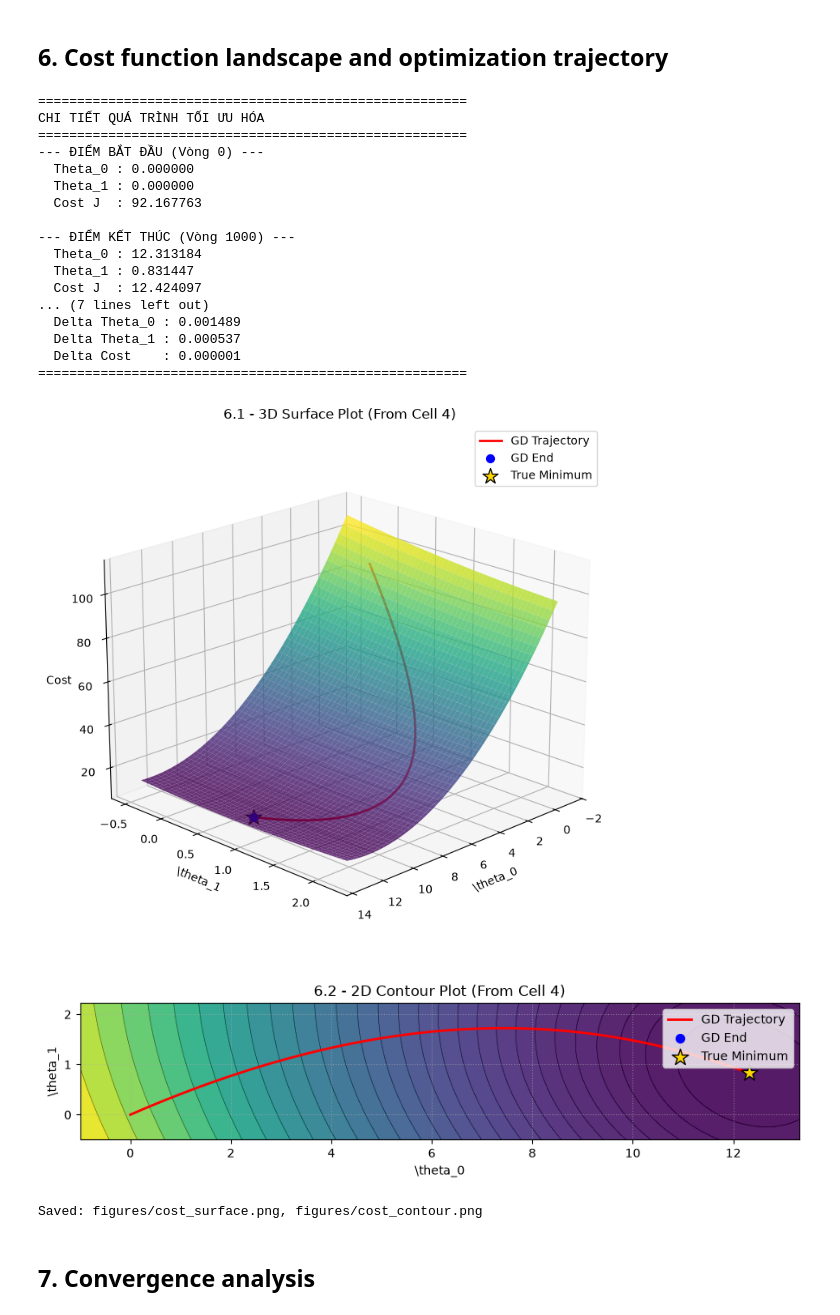
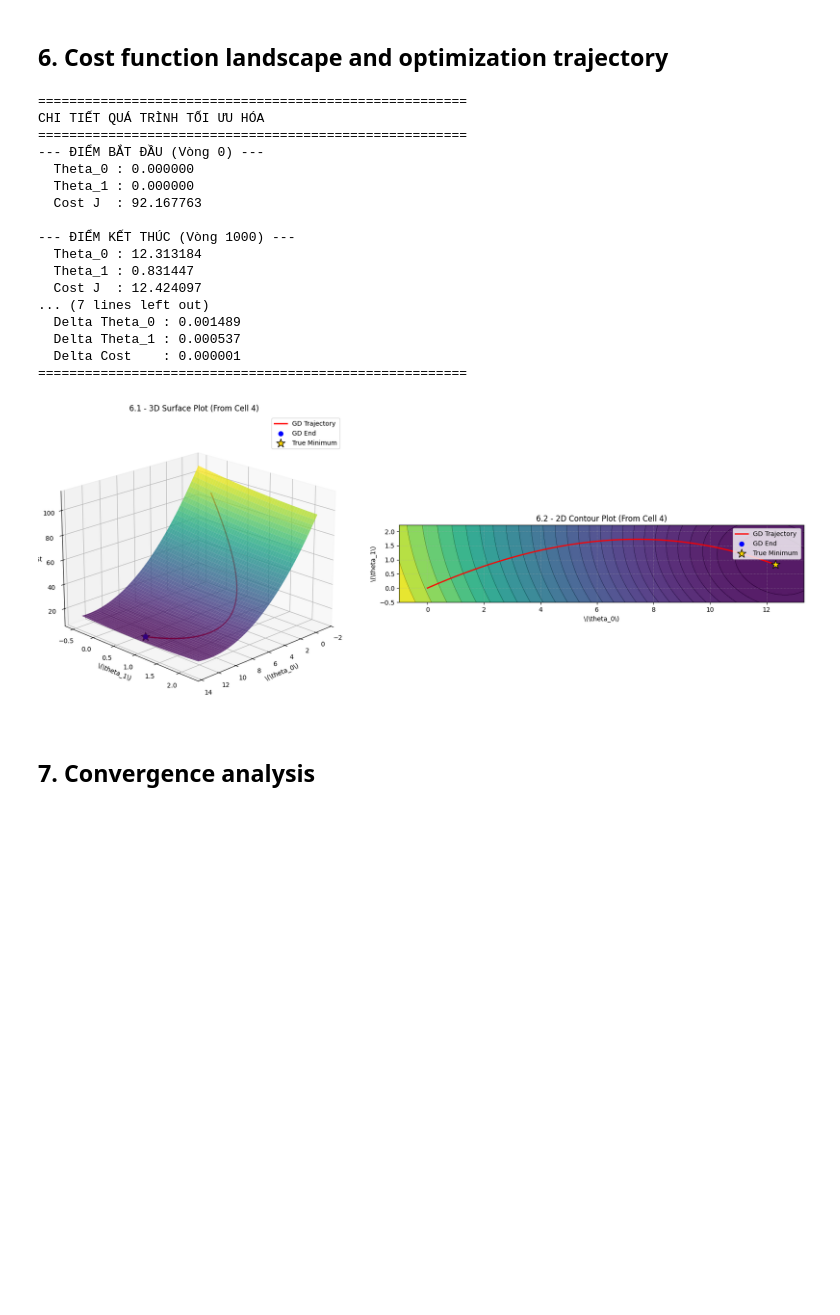
Before and after one commit to shirmtry/LATEX_MAI391, a Jupyter notebook: AI20D_MAI391_GROUP3.ipynb, the cells around one changed output. Saved outputs shown, nothing was run; the diff lists cells and outputs as text; code cells hidden in the pictures; blank space fills up the shorter version.

```diff
--- a/AI20D_MAI391_GROUP3.ipynb
+++ b/AI20D_MAI391_GROUP3.ipynb
@@ -399,69 +432,67 @@ for i in range(T0.shape[0]):
         Z[i, j] = compute_cost(X_train_design, y_train_vec, t_temp)
 
 # ==========================================
+# PHẦN 3: VẼ ĐỒ THỊ (RÕ NÉT HƠN)
 # ==========================================
-# PHẦN 3.1: 3D SURFACE PLOT
-# ==========================================
-fig3d = plt.figure(figsize=(9, 7))
-ax1 = fig3d.add_subplot(1, 1, 1, projection='3d')
-ax1.plot_surface(T0, T1, Z, cmap='viridis', alpha=0.8, edgecolor='none')
+fig = plt.figure(figsize=(18, 7))
+
+# --- 3.1 3D Surface Plot ---
+ax1 = fig.add_subplot(1, 2, 1, projection='3d')
+surf = ax1.plot_surface(T0, T1, Z, cmap='viridis', alpha=0.8, edgecolor='none')
+
 ax1.plot(t0_hist, t1_hist, cost_hist_full, color='red', linewidth=2, label='GD Trajectory')
 ax1.scatter(t0_hist[-1], t1_hist[-1], cost_hist_full[-1], color='blue', s=50, label='GD End')
-ax1.scatter(center_t0, center_t1, cost_analytical, color='gold', marker='*', s=200,
-            edgecolor='black', zorder=5, label='True Minimum')
-ax1.set_xlabel(r'\theta_0')
-ax1.set_ylabel(r'\theta_1')
+ax1.scatter(center_t0, center_t1, cost_analytical, color='gold', marker='*', s=200, edgecolor='black', zorder=5, label='True Minimum')
+
+ax1.set_xlabel(r'\(\theta_0\)')
+ax1.set_ylabel(r'\(\theta_1\)')
 ax1.set_zlabel('Cost')
 ax1.set_title('6.1 - 3D Surface Plot (From Cell 4)')
 ax1.view_init(elev=20, azim=45)
 ax1.legend()
-fig3d.tight_layout()
-fig3d.savefig('figures/cost_surface.png', dpi=300, bbox_inches='tight')
-plt.show()
 
-# ==========================================
-# PHẦN 3.2: 2D CONTOUR PLOT
-# ==========================================
-fig2d, ax2 = plt.subplots(figsize=(9, 7))
+# --- 3.2 2D Contour Plot ---
+ax2 = fig.add_subplot(1, 2, 2)
+
+# Dùng Logspace cho các đường đồng mức
 levels = np.logspace(np.log10(Z.min() + 1e-5), np.log10(Z.max()), 30)
-ax2.contourf(T0, T1, Z, levels=levels, cmap='viridis', alpha=0.9)
-ax2.contour(T0, T1, Z, levels=levels, colors='black', linewidths=0.5, alpha=0.5)
+contour_filled = ax2.contourf(T0, T1, Z, levels=levels, cmap='viridis', alpha=0.9)
+contour_lines = ax2.contour(T0, T1, Z, levels=levels, colors='black', linewidths=0.5, alpha=0.5)
+
+# Vẽ quỹ đạo
 ax2.plot(t0_hist, t1_hist, color='red', linewidth=2, label='GD Trajectory')
 ax2.scatter(t0_hist[-1], t1_hist[-1], color='blue', s=50, zorder=5, label='GD End')
-ax2.scatter(center_t0, center_t1, color='gold', marker='*', s=200,
-            edgecolor='black', zorder=5, label='True Minimum')
+ax2.scatter(center_t0, center_t1, color='gold', marker='*', s=200, edgecolor='black', zorder=5, label='True Minimum')
+
+# Giữ tỷ lệ trục bằng nhau
 ax2.set_aspect('equal', adjustable='box')
-ax2.set_xlabel(r'\theta_0')
-ax2.set_ylabel(r'\theta_1')
+ax2.set_xlabel(r'\(\theta_0\)')
+ax2.set_ylabel(r'\(\theta_1\)')
 ax2.set_title('6.2 - 2D Contour Plot (From Cell 4)')
 ax2.legend(loc='upper right')
 ax2.grid(True, linestyle=':', alpha=0.6)
-fig2d.tight_layout()
-fig2d.savefig('figures/cost_contour.png', dpi=300, bbox_inches='tight')
+
+plt.tight_layout()
 plt.show()
-
-print("Saved: figures/cost_surface.png, figures/cost_contour.png")
 # %% [output]
 =======================================================
 CHI TIẾT QUÁ TRÌNH TỐI ƯU HÓA
 =======================================================
 --- ĐIỂM BẮT ĐẦU (Vòng 0) ---
   Theta_0 : 0.000000
   Theta_1 : 0.000000
   Cost J  : 92.167763
 
 --- ĐIỂM KẾT THÚC (Vòng 1000) ---
   Theta_0 : 12.313184
   Theta_1 : 0.831447
   Cost J  : 12.424097
 ... (7 lines left out)
   Delta Theta_0 : 0.001489
   Delta Theta_1 : 0.000537
   Delta Cost    : 0.000001
 =======================================================
-[figure, old version]
+[figure, new version]
-[figure, removed]
-Saved: figures/cost_surface.png, figures/cost_contour.png
 # %% [markdown]
 ## 7. Convergence analysis
 # %%
```
Also changed, not shown: parts of 17 cells of this notebook, 3 other files.
